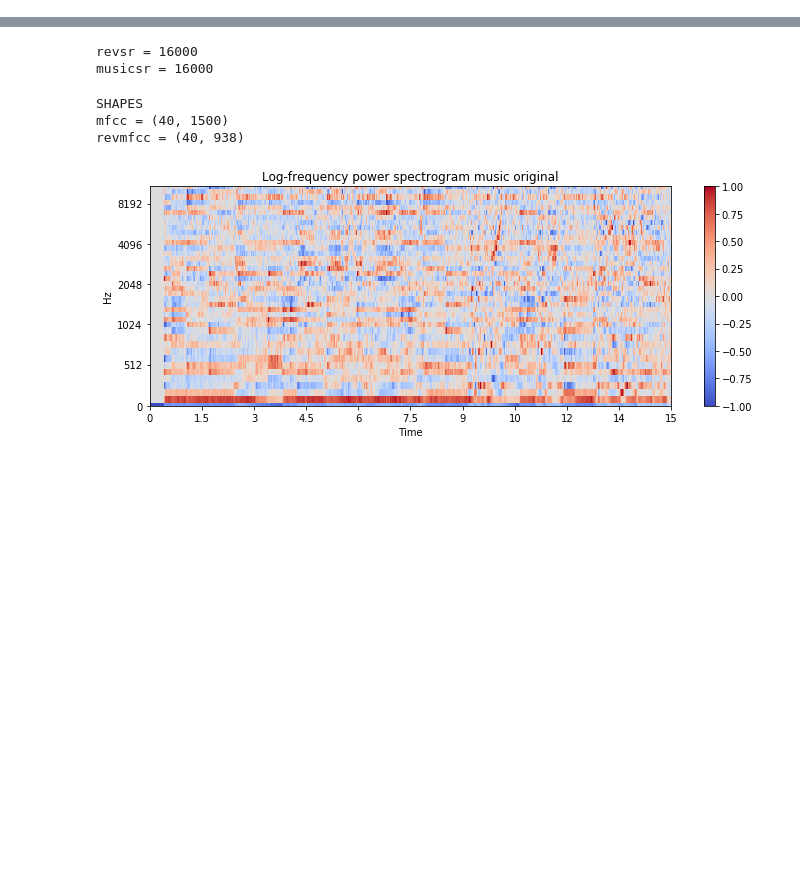
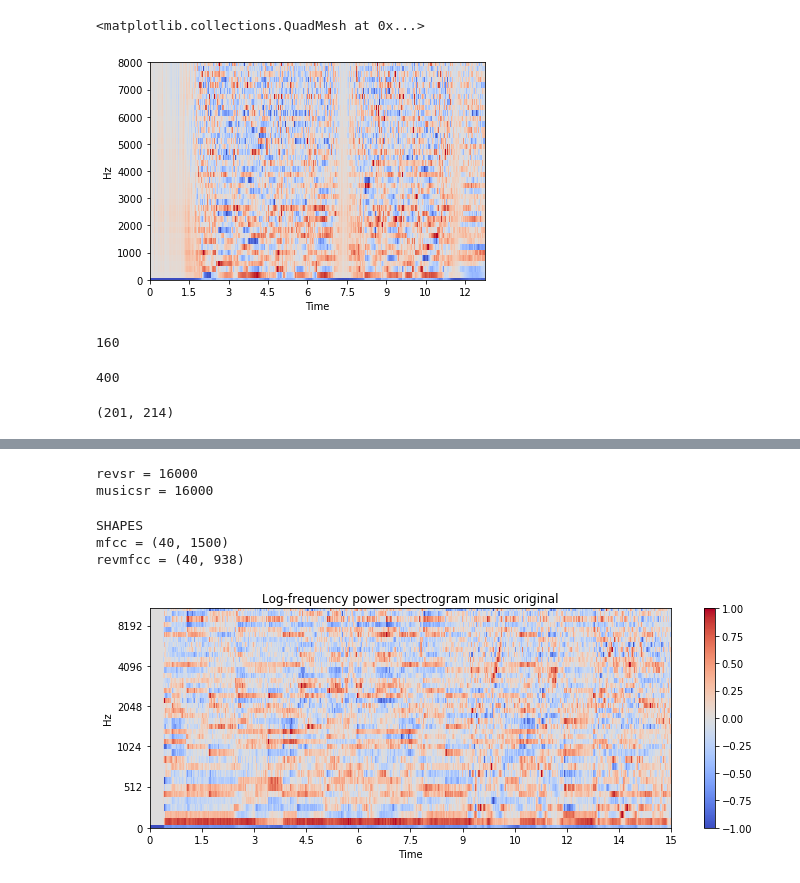
Before and after one commit to polocallens/room-acoustic-characterization, a Jupyter notebook: Notebooks/mfcc_plot_preprocess_analysis.ipynb, the cells around one changed output, grey strips where cells are left out. Cells and saved outputs as stored; diff of their text form; code cells hidden in the pictures; blank space fills up the shorter version.

```diff
--- a/Notebooks/mfcc_plot_preprocess_analysis.ipynb
+++ b/Notebooks/mfcc_plot_preprocess_analysis.ipynb
@@ -19,0 +66,6 @@ or from the matplotlib source distribution
+# %%
+mfcc = compute_norm_mfcc(signal,fs)
+librosa.display.specshow(mfcc, y_axis='linear', x_axis='time', sr=fs)
+# %% [output]
+<matplotlib.collections.QuadMesh at 0x...>
+[figure, added]
@@ -19,0 +78,12 @@ or from the matplotlib source distribution
+# %%
+int(0.010*fs)
+# %% [output]
+160
+# %%
+int(0.025*fs)
+# %% [output]
+400
+# %%
+fft.shape
+# %% [output]
+(201, 214)
```
Also changed, not shown: parts of 17 cells of this notebook, 8 other files.
